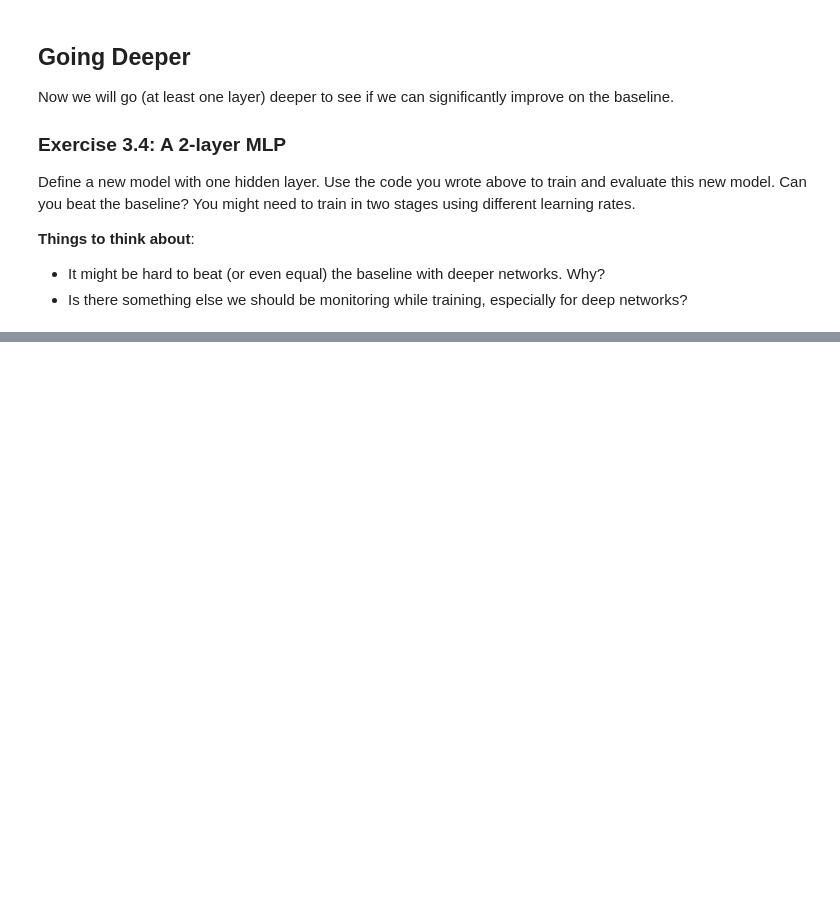
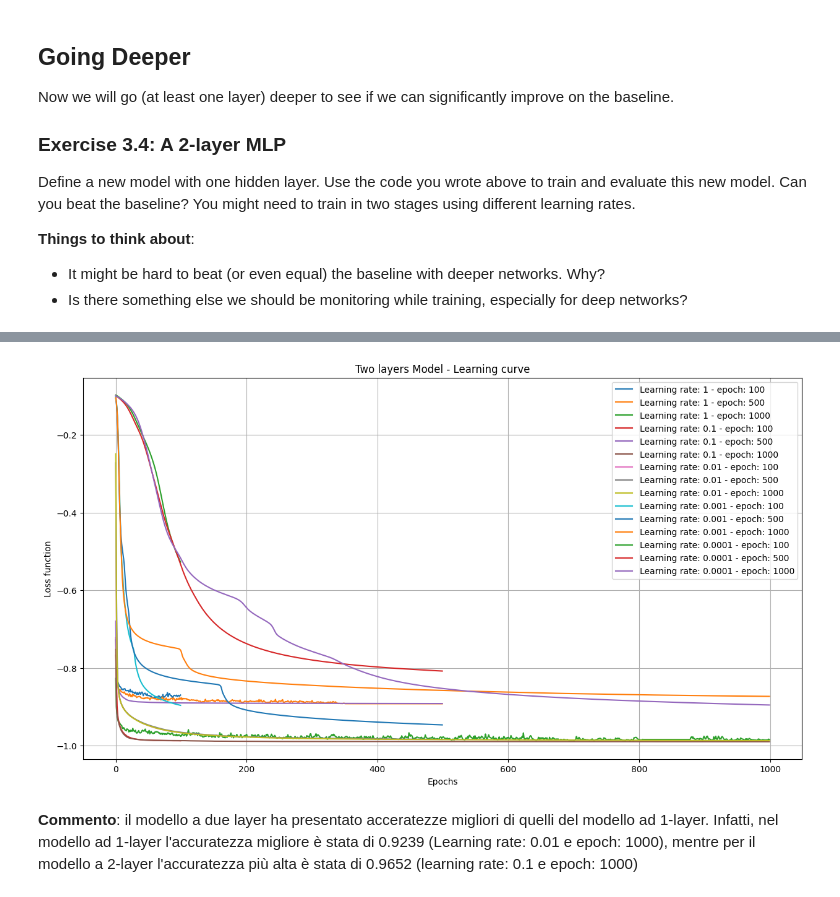
Before and after one commit to ammoniaca/lab4, a Jupyter notebook: Lab4-PyTorch.ipynb, the cells around one changed output, grey strips where cells are left out. Saved outputs shown, nothing was run; the diff lists cells and outputs as text; code cells hidden in the pictures; blank space fills up the shorter version.

```diff
--- a/Lab4-PyTorch.ipynb
+++ b/Lab4-PyTorch.ipynb
@@ -461,2 +680,28 @@ Define a new model with one hidden layer. Use the code you wrote above to train
 # %%
-# Your code here.
+learning_rates = [1, 0.1, 0.01, 0.001, 0.0001]
+epochs = [100, 500, 1000]
+
+input_size=784,
+hidden_size=200,
+output_size=10
+
+batch_size = 32
+
+learning_curve = {}
+for rate in learning_rates:
+    for epoch in epochs:
+
+        dl_train = DataLoader(TensorDataset(Xs_train_small, ys_train_small), batch_size=batch_size, shuffle=True)
+
+        model = TwoLayersModel(784, 100, 10)
+
+        opt = torch.optim.SGD(model.parameters(), lr=rate)
+
+        curve = [train_epoch(model, dl_train, opt) for _ in range(epoch)]
+        learning_curve[(rate, epoch)] = curve
+
+        predicts = torch.argmax(model(Xs_test), dim=1)
+        accuracy = torch.sum(predicts == ys_test).item()/len(ys_test)
+
+        learning_curve[(rate, epoch)] = curve
+        print(f"Learning rate: {rate} - epoch: {epoch} -> Accuracy: {accuracy}")
@@ -462,0 +724,15 @@ Define a new model with one hidden layer. Use the code you wrote above to train
+# %%
+plt.figure(figsize=(15,8))
+for key, curve in learning_curve.items():
+    rate, epoch = key
+    plt.plot(curve, label=f"Learning rate: {rate} - epoch: {epoch}")
+plt.grid()
+plt.xlabel(f"Epochs")
+plt.ylabel("Loss function")
+plt.title("Two layers Model - Learning curve")
+plt.legend()
+plt.show()
+# %% [output]
+[figure, added]
+# %% [markdown]
+**Commento**: il modello a due layer ha presentato acceratezze migliori di quelli del modello ad 1-layer. Infatti, nel modello ad 1-layer l'accuratezza migliore è stata di 0.9239 (Learning rate: 0.01 e epoch: 1000), mentre per il modello a 2-layer l'accuratezza più alta è stata di 0.9652 (learning rate: 0.1 e epoch: 1000)
```
Also changed, not shown: parts of 35 cells of this notebook.
